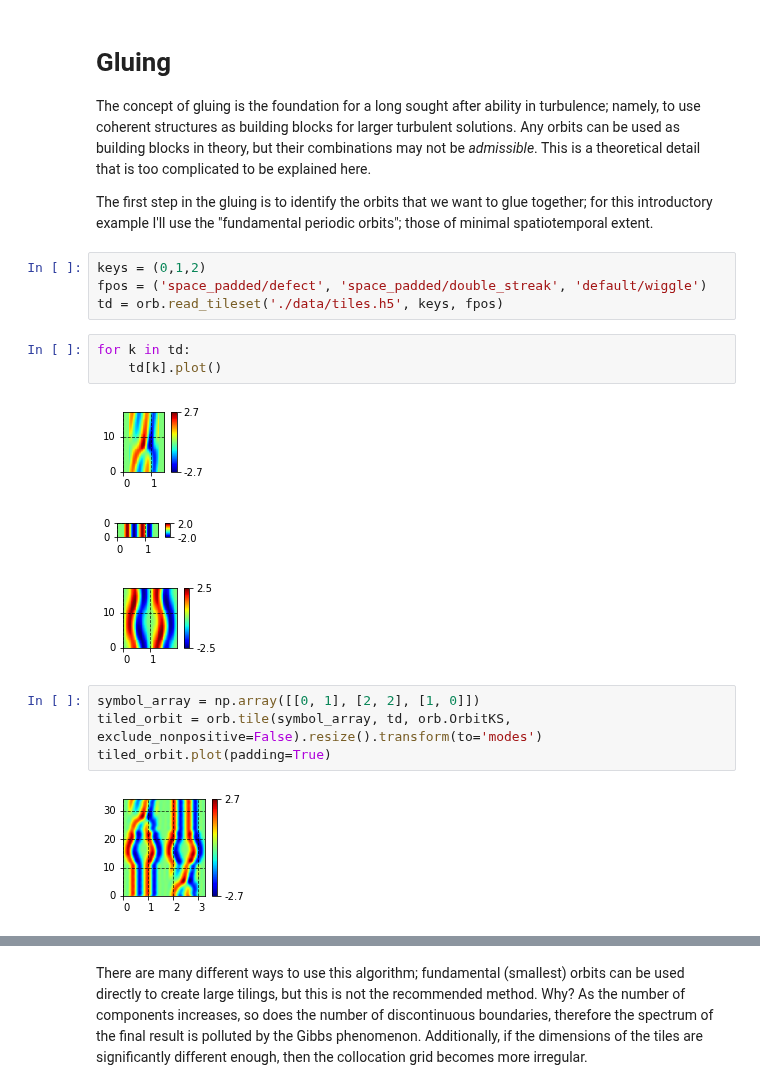
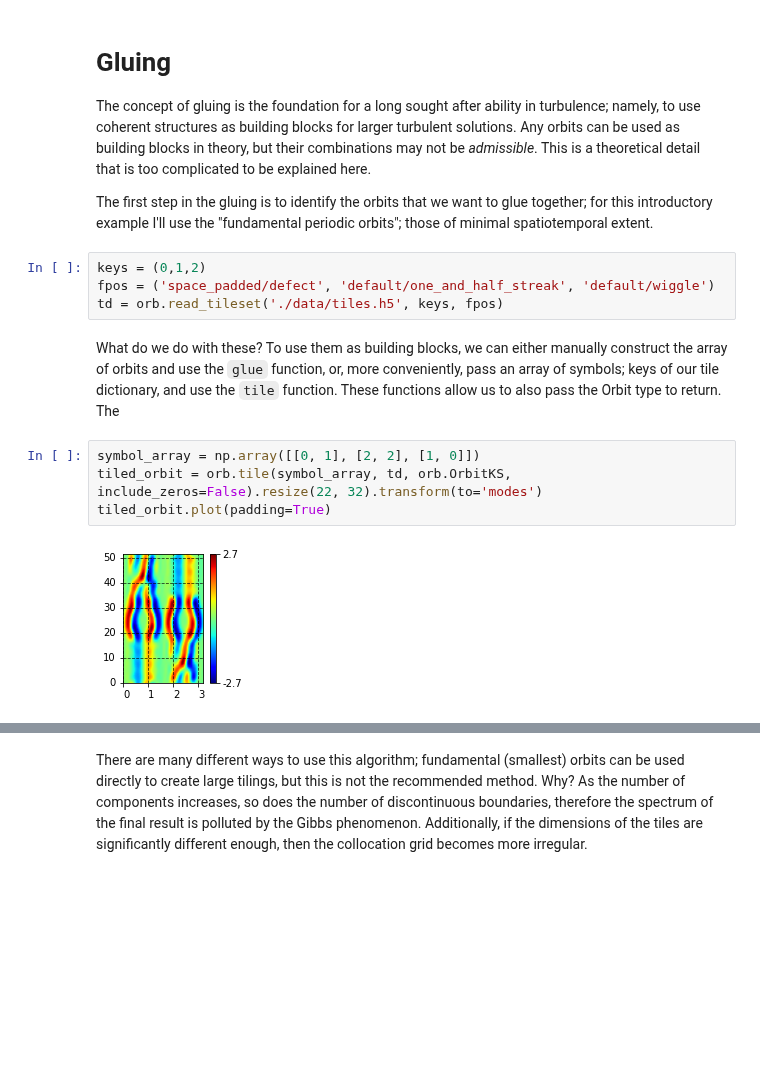
Before and after one commit to chaotic-systems/orbithunter, a Jupyter notebook: notebooks/gluing.ipynb, the cells around one changed output, grey strips where cells are left out. Cells and saved outputs as stored; diff of their text form; blank space fills up the shorter version.

```diff
--- a/notebooks/gluing.ipynb
+++ b/notebooks/gluing.ipynb
@@ -18,19 +18,16 @@ The first step in the gluing is to identify the orbits that we want to glue toge
 I'll use the "fundamental periodic orbits"; those of minimal spatiotemporal extent.
 # %%
 keys = (0,1,2)
-fpos = ('space_padded/defect', 'space_padded/double_streak', 'default/wiggle')
+fpos = ('space_padded/defect', 'default/one_and_half_streak', 'default/wiggle')
 td = orb.read_tileset('./data/tiles.h5', keys, fpos)
-# %%
-for k in td:
-    td[k].plot()
-# %% [output]
-[figure, removed]
-[figure, removed]
-[figure, removed]
+# %% [markdown]
+What do we do with these? To use them as building blocks, we can either manually construct the array of orbits and use the
+`glue` function, or, more conveniently, pass an array of symbols; keys of our tile dictionary, and use the `tile` function.
+These functions allow us to also pass the Orbit type to return. The
 # %%
 symbol_array = np.array([[0, 1], [2, 2], [1, 0]])
-tiled_orbit = orb.tile(symbol_array, td, orb.OrbitKS, exclude_nonpositive=False).resize().transform(to='modes')
+tiled_orbit = orb.tile(symbol_array, td, orb.OrbitKS, include_zeros=False).resize(22, 32).transform(to='modes')
 tiled_orbit.plot(padding=True)
 # %% [output]
-[figure, old version]
+[figure, new version]
 # %%
```
Also changed, not shown: parts of 23 cells of this notebook, 21 other files.
